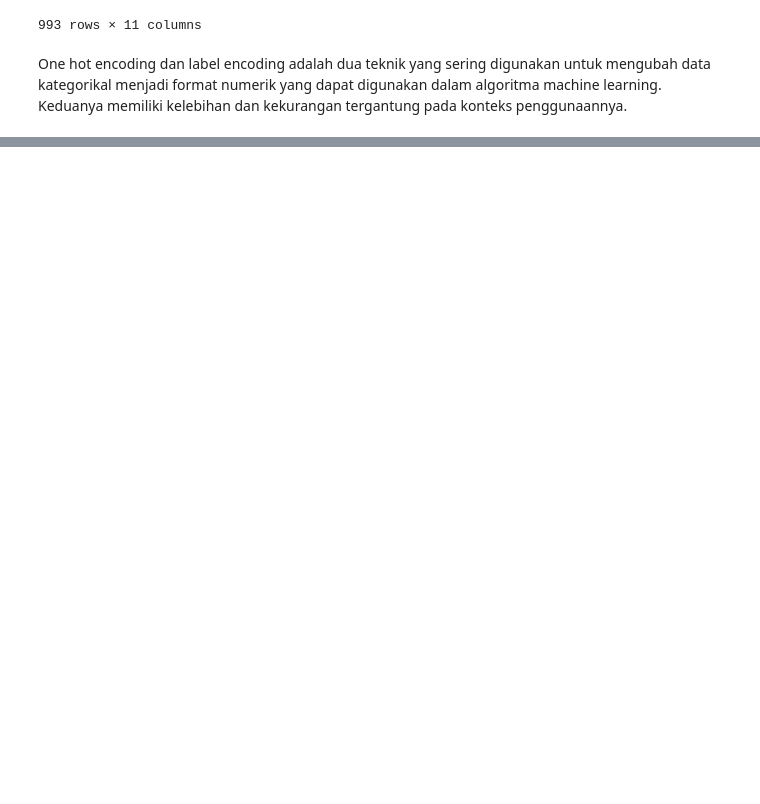
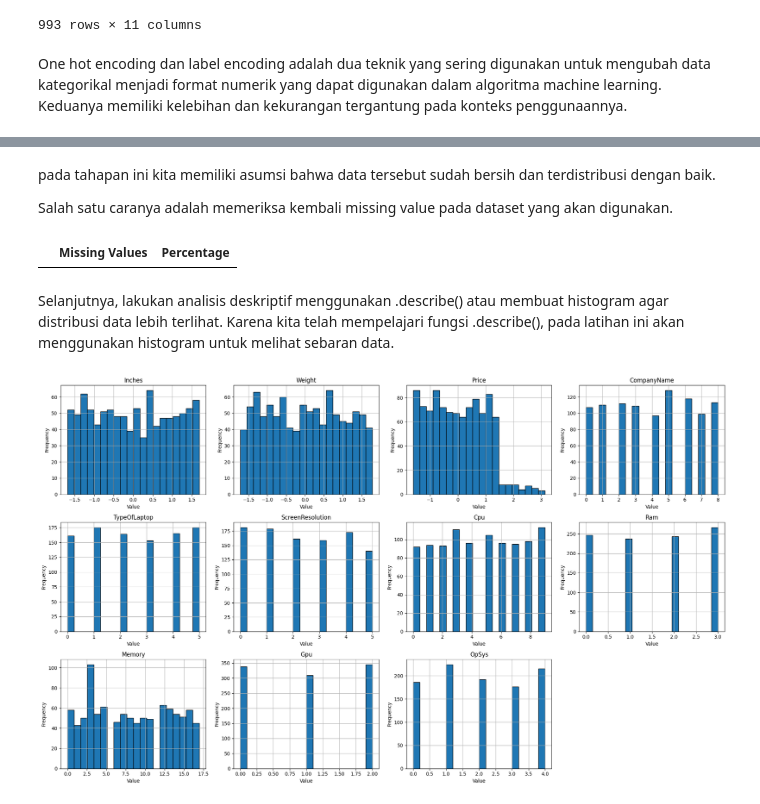
Before and after one commit to Azrxr/ML_learn, a Jupyter notebook: 1.ML_workflow.ipynb, the cells around one changed output, grey strips where cells are left out. Saved outputs shown, nothing was run; the diff lists cells and outputs as text; code cells hidden in the pictures; blank space fills up the shorter version.

```diff
--- a/1.ML_workflow.ipynb
+++ b/1.ML_workflow.ipynb
@@ -315,0 +326,49 @@ One hot encoding dan label encoding adalah dua teknik yang sering digunakan untu
+# %% [markdown]
+pada tahapan ini kita memiliki asumsi bahwa data tersebut sudah bersih dan terdistribusi dengan baik.
+
+Salah satu caranya adalah memeriksa kembali missing value pada dataset yang akan digunakan.
+# %%
+# Menghitung jumlah dan persentase missing values di setiap kolom
+missing_value = df_lencoder.isnull().sum()
+missing_percentage = (missing_value / len(df_lencoder)) * 100
+
+missing_data = pd.DataFrame({
+    'Missing Values' : missing_value,
+    'Percentage' : missing_percentage
+}).sort_values(by='Missing Values', ascending=False)
+
+missing_data[missing_data['Missing Values'] > 0] # Menampilkan kolom dengan missing values
+# %% [output]
+|  | Missing Values | Percentage |
+# %% [markdown]
+Selanjutnya, lakukan analisis deskriptif menggunakan .describe() atau membuat histogram agar distribusi data lebih terlihat. Karena kita telah mempelajari fungsi .describe(), pada latihan ini akan menggunakan histogram untuk melihat sebaran data.
+# %%
+# Menghitung jumlah variabel
+num_vars = df_lencoder.shape[1]
+
+# Menentukan jumlah baris dan kolom untuk grid subplot
+n_cols = 4 #jumlah kolom yang diinginkan
+n_rows = -(-num_vars // n_cols) # Ceiling division untuk menentukan jumlah baris
+
+# Membuat subplot
+fig, axes = plt.subplots(n_rows, n_cols, figsize=(20, n_rows * 4))
+
+# Flatten axes array untuk memudahkan iterasi jika diperlukan
+axes = axes.flatten()
+
+# Plot setiap variabel
+for i, column in enumerate(df_lencoder.columns):
+    df_lencoder[column].hist(ax=axes[i], bins=20, edgecolor='black')
+    axes[i].set_title(column)
+    axes[i].set_xlabel('Value')
+    axes[i].set_ylabel('Frequency')
+
+# Menghapus subplot yang tidak terpakai (jika ada)
+for j in range(i + 1, len(axes)):
+    fig.delaxes(axes[j])
+
+# Menyesuaikan layout agar lebih rapi
+plt.tight_layout()
+plt.show()
+# %% [output]
+[figure, added]
```
Also changed, not shown: parts of 24 cells of this notebook, 12 other files.
